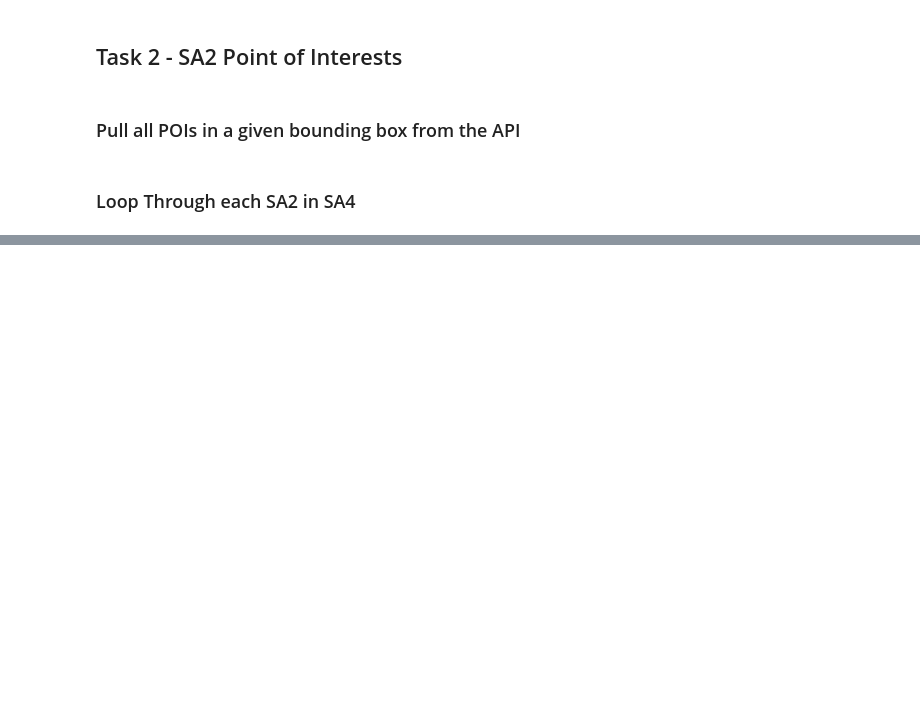
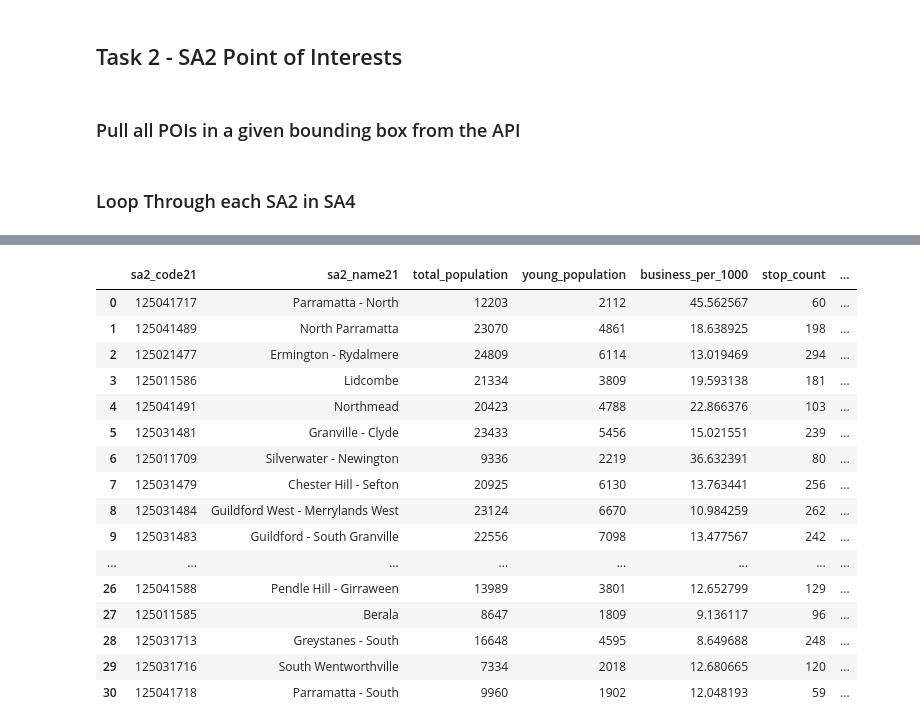
Before and after one commit to Charliero2246/Data2001Assignment, a Jupyter notebook: Assignment.ipynb, the cells around one changed output, grey strips where cells are left out. Saved outputs shown, nothing was run; the diff lists cells and outputs as text; code cells hidden in the pictures; blank space fills up the shorter version.

```diff
--- a/Assignment.ipynb
+++ b/Assignment.ipynb
@@ -481,0 +588,91 @@ Index: []
+# %%
+scores_df = query(conn, """WITH base_data AS (
+    SELECT
+        sb.sa2_code21,
+        sb.sa2_name21,
+        pop.total_people AS total_population,
+
+        -- Young population: 0–19 years old
+        (COALESCE(pop."0_4_people", 0) + COALESCE(pop."5_9_people", 0) +
+         COALESCE(pop."10_14_people", 0) + COALESCE(pop."15_19_people", 0)) AS young_population,
+
+        -- Total businesses in key industries
+        COALESCE(biz.business_total, 0) * 1000.0 / NULLIF(pop.total_people, 0) AS business_per_1000,
+
+        -- Stops count
+        COUNT(DISTINCT s.stop_id) AS stop_count,
+
+        -- Schools per 1000 young people
+        COUNT(DISTINCT sc.school_id) * 1000.0 /
+        NULLIF(
+            (COALESCE(pop."0_4_people", 0) + COALESCE(pop."5_9_people", 0) +
+             COALESCE(pop."10_14_people", 0) + COALESCE(pop."15_19_people", 0)),
+        0) AS schools_per_1000_young,
+
+        -- POIs count (filtered to relevant groups)
+        COUNT(DISTINCT p.objectid) AS poi_count
+
+    FROM sa2_boundaries sb
+    LEFT JOIN population pop ON sb.sa2_code21::BIGINT = pop.sa2_code
+
+    LEFT JOIN (
+        SELECT sa2_code, SUM(total) AS business_total
+        FROM businesses
+        WHERE industry_name IN ('Health Care and Social Assistance', 'Education and Training', 'Retail Trade')
+        GROUP BY sa2_code
+    ) biz ON sb.sa2_code21::BIGINT = biz.sa2_code
+
+    LEFT JOIN stops s ON sb.sa2_code21 = s.sa2_code21
+    LEFT JOIN (
+        SELECT DISTINCT sa2_code21, school_id
+        FROM school_sa2_lookup
+    ) sc ON sb.sa2_code21 = sc.sa2_code21
+    LEFT JOIN pois_from_bboxes p
+        ON sb.sa2_code21 = p.sa2_code21
+        AND p.poigroup IN (1, 2, 3)
+
+    WHERE pop.total_people >= 100
+    AND sb.sa4_code21 = '125'
+
+    GROUP BY sb.sa2_code21, sb.sa2_name21, pop.total_people,
+             pop."0_4_people", pop."5_9_people", pop."10_14_people", pop."15_19_people", biz.business_total
+),
+
+z_scores AS (
+    SELECT
+        *,
+        (business_per_1000 - AVG(business_per_1000) OVER()) / NULLIF(STDDEV_POP(business_per_1000) OVER(), 0) AS z_business,
+        (stop_count - AVG(stop_count) OVER()) / NULLIF(STDDEV_POP(stop_count) OVER(), 0) AS z_stops,
+        (schools_per_1000_young - AVG(schools_per_1000_young) OVER()) / NULLIF(STDDEV_POP(schools_per_1000_young) OVER(), 0) AS z_schools,
+        (poi_count - AVG(poi_count) OVER()) / NULLIF(STDDEV_POP(poi_count) OVER(), 0) AS z_poi
+    FROM base_data
+),
+
+scored AS (
+    SELECT *,
+        (z_business + z_stops + z_schools + z_poi) AS z_sum,
+        1.0 / (1 + EXP(-(z_business + z_stops + z_schools + z_poi))) AS score
+    FROM z_scores
+)
+
+SELECT *
+FROM scored
+ORDER BY score DESC;""")
+# %% [output]
+|  | sa2_code21 | sa2_name21 | total_population | young_population | business_per_1000 | stop_count | ... |
+| 0 | 125041717 | Parramatta - North | 12203 | 2112 | 45.562567 | 60 | ... |
+| 1 | 125041489 | North Parramatta | 23070 | 4861 | 18.638925 | 198 | ... |
+| 2 | 125021477 | Ermington - Rydalmere | 24809 | 6114 | 13.019469 | 294 | ... |
+| 3 | 125011586 | Lidcombe | 21334 | 3809 | 19.593138 | 181 | ... |
+| 4 | 125041491 | Northmead | 20423 | 4788 | 22.866376 | 103 | ... |
+| 5 | 125031481 | Granville - Clyde | 23433 | 5456 | 15.021551 | 239 | ... |
+| 6 | 125011709 | Silverwater - Newington | 9336 | 2219 | 36.632391 | 80 | ... |
+| 7 | 125031479 | Chester Hill - Sefton | 20925 | 6130 | 13.763441 | 256 | ... |
+| 8 | 125031484 | Guildford West - Merrylands West | 23124 | 6670 | 10.984259 | 262 | ... |
+| 9 | 125031483 | Guildford - South Granville | 22556 | 7098 | 13.477567 | 242 | ... |
+| ... | ... | ... | ... | ... | ... | ... | ... |
+| 26 | 125041588 | Pendle Hill - Girraween | 13989 | 3801 | 12.652799 | 129 | ... |
+| 27 | 125011585 | Berala | 8647 | 1809 | 9.136117 | 96 | ... |
+| 28 | 125031713 | Greystanes - South | 16648 | 4595 | 8.649688 | 248 | ... |
+| 29 | 125031716 | South Wentworthville | 7334 | 2018 | 12.680665 | 120 | ... |
+| 30 | 125041718 | Parramatta - South | 9960 | 1902 | 12.048193 | 59 | ... |
```
Also changed, not shown: parts of 14 cells of this notebook.
